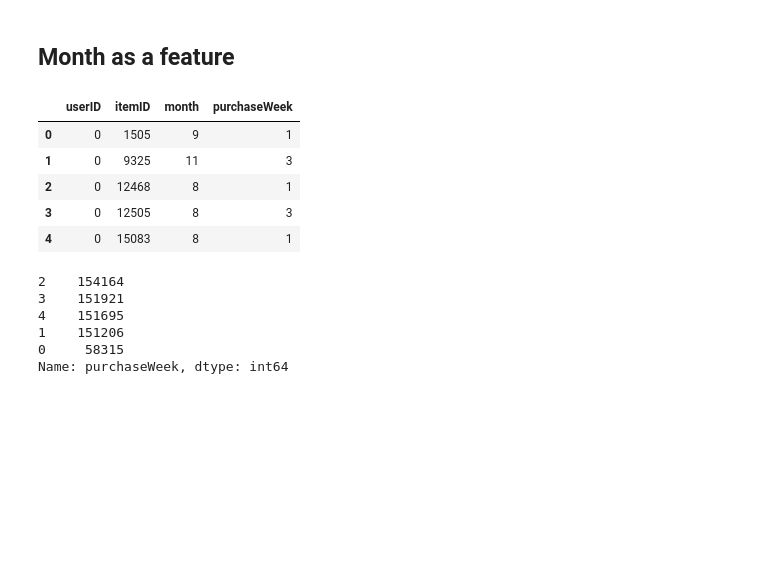
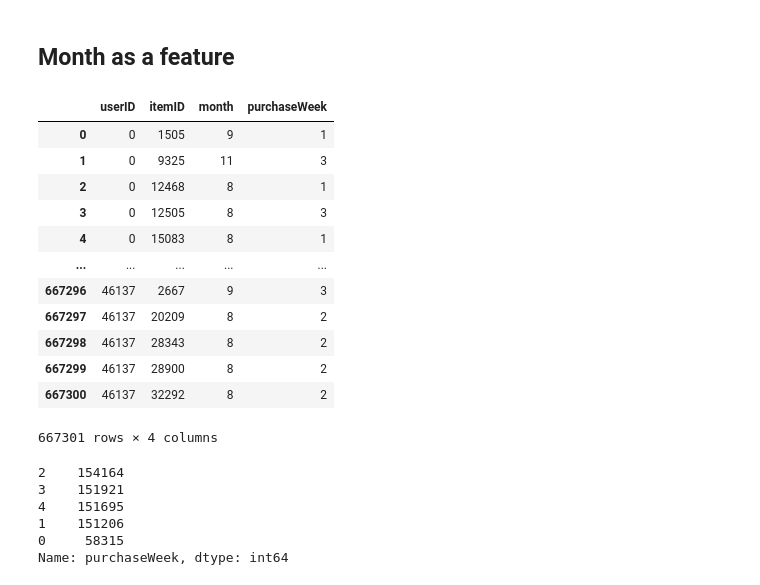
Before and after one commit to aldietri/Data-Mining-Cup-2022, a Jupyter notebook: EDA/Alex/First Labeling.ipynb, the cells around one changed output. Saved outputs shown, nothing was run; the diff lists cells and outputs as text; code cells hidden in the pictures; blank space fills up the shorter version.

```diff
--- a/EDA/Alex/First Labeling.ipynb
+++ b/EDA/Alex/First Labeling.ipynb
@@ -5,8 +5,8 @@ import matplotlib.pyplot as plt
 import seaborn as sns
 from datetime import datetime as dt
 # %%
-items = pd.read_csv("../Data/items.csv", sep="|")
-orders = pd.read_csv("../Data/orders_before_dec.csv", sep="|")
+items = pd.read_csv("../../Data/items.csv", sep="|")
+orders = pd.read_csv("../../Data/orders_before_dec.csv", sep="|")
 orders["date"] = pd.to_datetime(orders["date"])
 # %%
 items.head()
@@ -240,26 +220,33 @@ print(max_points)
 # %%
 # Fetch unqiue user-item combinations
 orders_with_month = pd.DataFrame(np.unique(item_orders[["userID", "itemID"]], axis=0), columns=["userID", "itemID"])
 
 # Get month and purchhase week for every user-item combination
 temp = item_orders.groupby(["userID", "itemID"])["date"].min().reset_index()
 temp["month"] = temp["date"].dt.month
 temp["purchaseWeek"] = temp["date"].apply(lambda d: (d.day-1) // 7 + 1)
 
 # Merge both dataframes
 orders_with_month = pd.merge(orders_with_month, temp[["userID", "itemID", "month", "purchaseWeek"]], on=["userID", "itemID"], how="left")
 
 # Replace week 5 with 0
 orders_with_month = orders_with_month.replace(to_replace=5, value=0)
 
-orders_with_month.head()
+orders_with_month
 # %% [output]
 |  | userID | itemID | month | purchaseWeek |
 | 0 | 0 | 1505 | 9 | 1 |
 | 1 | 0 | 9325 | 11 | 3 |
 | 2 | 0 | 12468 | 8 | 1 |
 | 3 | 0 | 12505 | 8 | 3 |
 | 4 | 0 | 15083 | 8 | 1 |
+| ... | ... | ... | ... | ... |
+| 667296 | 46137 | 2667 | 9 | 3 |
+| 667297 | 46137 | 20209 | 8 | 2 |
+| 667298 | 46137 | 28343 | 8 | 2 |
+| 667299 | 46137 | 28900 | 8 | 2 |
+| 667300 | 46137 | 32292 | 8 | 2 |
+667301 rows × 4 columns
 # %%
 orders_with_month["purchaseWeek"].value_counts()
 # %% [output]
```
Also changed, not shown: parts of 5 cells of this notebook, 5 other files.
